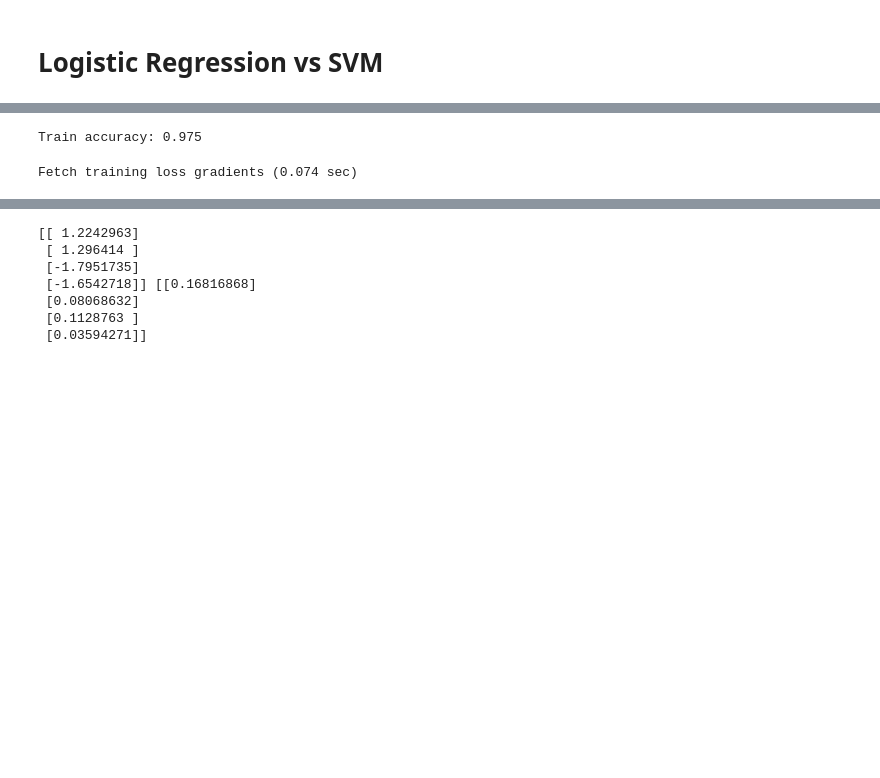
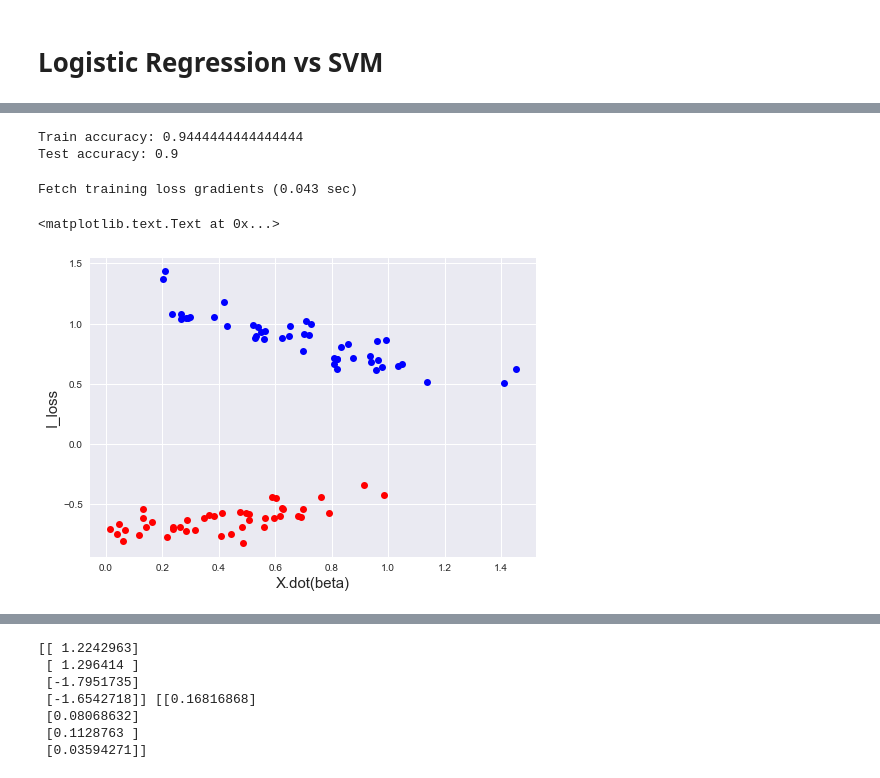
Before and after one commit to zedyang/46927-Project, a Jupyter notebook: experiments3.ipynb, the cells around one changed output, grey strips where cells are left out. Drawn from its saved outputs; the diff is of its cells as text; code cells hidden in the pictures; blank space fills up the shorter version.

```diff
--- a/experiments3.ipynb
+++ b/experiments3.ipynb
@@ -613,3 +613,11 @@ Text(0,0.5,'Mean Influence loss')
 [figure]
 # %% [markdown]
 # Logistic Regression vs SVM
+# %%
+X_train, X_test, y_train, y_test, test_indices = load_data(
+    Datafile.Iris, test_config=10)
+n_tr, p = X_train.shape
+n_te, _ = X_test.shape
+y_train[y_train==0]=-1
+y_test[y_test==0]=-1
+print(n_tr, p)
@@ -616,5 +630,8 @@ Text(0,0.5,'Mean Influence loss')
 # %%
 tf.reset_default_graph()
+
+y_train[y_train==0]=-1
+y_test[y_test==0]=-1
 
 init_eta = 1e-2
 batch_size = 50
@@ -684,7 +705,10 @@ Fetch training loss gradients (0.078 sec)
 # %%
 tf.reset_default_graph()
 
-init_eta = 1e-1
+y_train[y_train==-1]=0
+y_test[y_test==-1]=0
+
+init_eta = 0.01
 batch_size = 30
 train_iter = 50000
 traceback_checkpoint = 45000
@@ -706,9 +730,11 @@ blr_model = BinaryLogisticRegression(
     init_eta=init_eta,
     decay_epochs=decay_epochs,
     batch_size=batch_size,
-    C=1.0
+    C=10.0
 )
 
+
+"""
 blr_model.fit(
     X_train, y_train,
     n_iter=train_iter,
@@ -717,4 +743,9 @@ blr_model.fit(
     iter_to_switch_to_sgd=iter_to_switch_to_sgd,
     traceback_checkpoint=traceback_checkpoint
 )
+"""
+
+blr_model.fit_with_sklearn(
+    {'X':X_train, 'y':y_train}
+)
 # %% [output]
@@ -739,13 +758,28 @@ BinaryLogistic-Notebook(init_eta=0.1,batch_size=30,decay_epochs=(10000, 20000),C
 # %%
 y_pred = blr_model.predict(X_train)
-print("Train accuracy:", np.sum(y_pred == y_train)/n_tr)
+print("Train accuracy:", np.sum(y_pred == y_train)/len(y_train))
+
+y_pred_test = blr_model.predict(X_test)
+print("Test accuracy:", np.sum(y_pred_test == y_test)/len(y_test))
 # %% [output]
-Train accuracy: 0.975
+Train accuracy: 0.9444444444444444
+Test accuracy: 0.9
 # %%
 I_loss_bf_blr = blr_model.influence_loss(
-    X_train, y_train,
+    X_test, y_test,
     method='brute-force',
 )
 mean_i_loss_blr = sum(I_loss_bf_blr)
 # %% [output]
-Fetch training loss gradients (0.074 sec)
+Fetch training loss gradients (0.043 sec)
+# %%
+for i in range(1):
+    plt.plot(np.abs(X_train.dot(beta_blr))[y_train==1],
+            I_loss_bf_blr[:,i:i+1][y_train==1], 'o', color='red')
+    plt.plot(np.abs(X_train.dot(beta_blr))[y_train==0],
+            I_loss_bf_blr[:,i:i+1][y_train==0], 'o', color='blue')
+plt.xlabel('X.dot(beta)', fontsize=15)
+plt.ylabel('I_loss', fontsize=15)
+# %% [output]
+<matplotlib.text.Text at 0x...>
+[figure, added]
```
Also changed, not shown: parts of 7 cells of this notebook, 13 other files.
